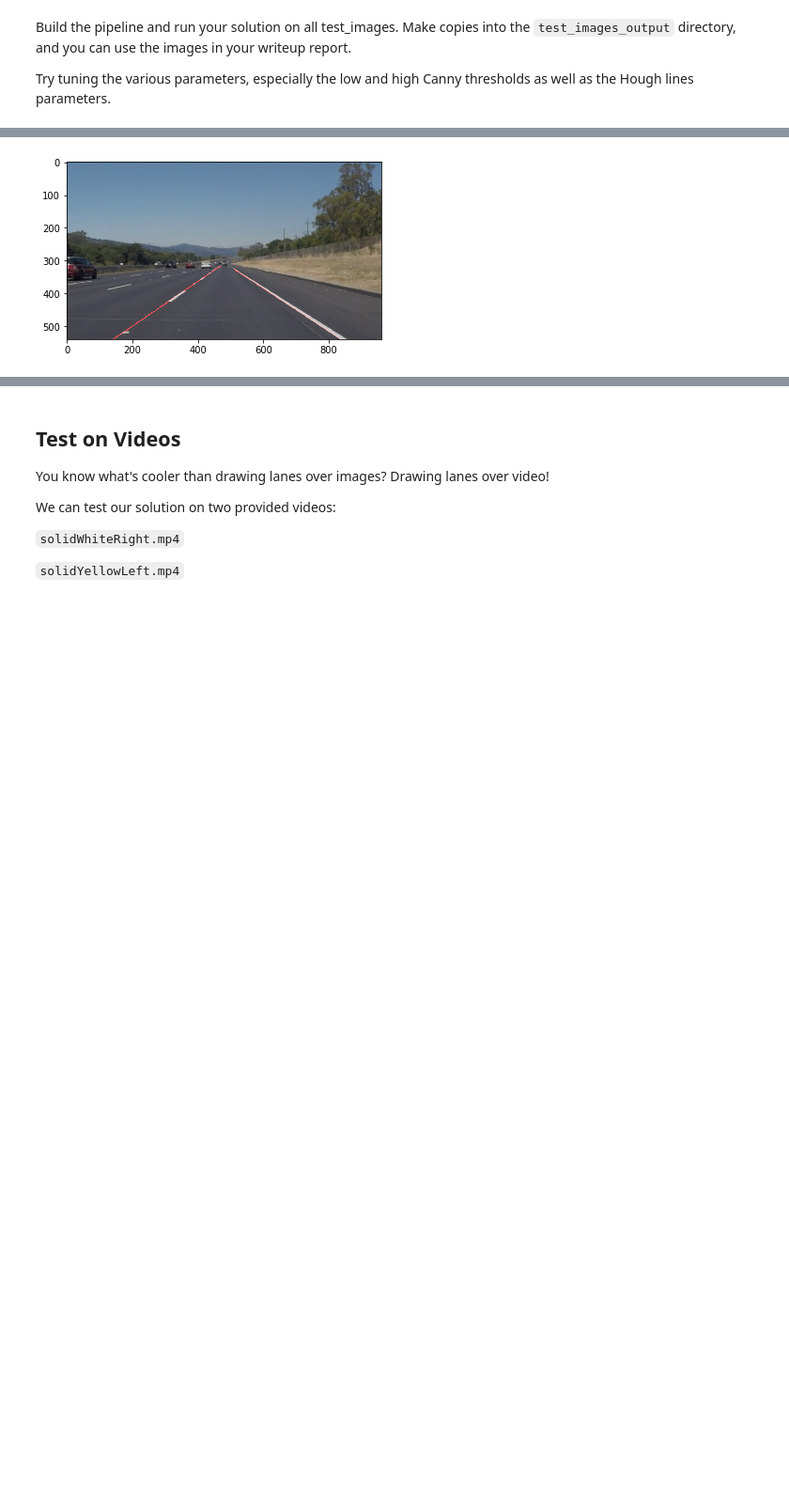
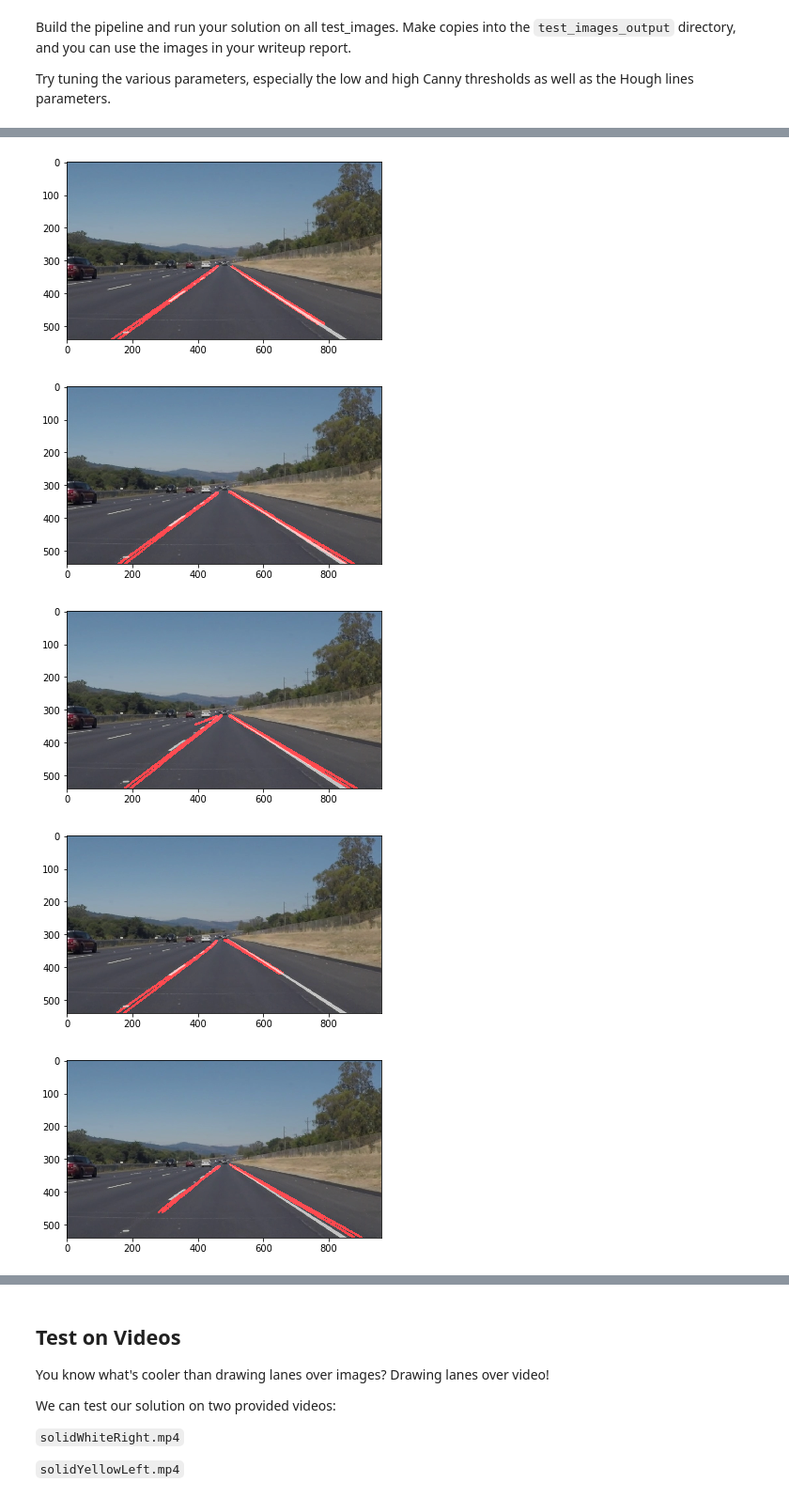
Before and after one commit to pinweihuang/udacity_self-driving-car-program, a Jupyter notebook: CarND-LaneLines-P1/P1.ipynb, the cells around one changed output, grey strips where cells are left out. Shown: that part at 94% size. Saved outputs shown, nothing was run; the diff lists cells and outputs as text; code cells hidden in the pictures; blank space fills up the shorter version.

```diff
--- a/CarND-LaneLines-P1/P1.ipynb
+++ b/CarND-LaneLines-P1/P1.ipynb
@@ -242,17 +242,12 @@ Try tuning the various parameters, especially the low and high Canny thresholds
 # TODO: Build your pipeline that will draw lane lines on the test_images
 # then save them to the test_images_output directory.
 
-for s in os.listdir("test_images/"):
-    #reading in an image
-    image = mpimg.imread("test_images/" + s)
-
-    #printing out some stats and plotting
-    print('This image is:', s, 'with dimensions:', image.shape)
-
+def lane_finding_pipeline(img):
 
     # Grayscale the image
-    gray_im = cv2.cvtColor(image,cv2.COLOR_RGB2GRAY)
-    print('gray_im.shape='+str(gray_im.shape))
+    gray_im = cv2.cvtColor(img,cv2.COLOR_RGB2GRAY)
+
+    #print('gray_im.shape='+str(gray_im.shape))
 
     # Define a kernel size and apply Gaussian smoothing
     kernel_size = 5
@@ -262,27 +257,27 @@ for s in os.listdir("test_images/"):
     low_threshold = 50
     high_threshold = 150
     edges_im = canny(blur_gray_im, low_threshold, high_threshold)
-    print('edges_im.shape='+str(edges_im.shape))
+    #print('edges_im.shape='+str(edges_im.shape))
 
     # Create a masked edges_im using cv2.fillPoly()
     mask = np.zeros_like(edges_im)
     ignore_mask_color = 255
 
     # Define a four sided polygon to mask
-    imshape = image.shape
-    print('imshape=' + str(imshape))
+    imshape = img.shape
+    #print('imshape=' + str(imshape))
 
-    vertices = np.array([[[0,imshape[0]],[450,317],[490,317],[imshape[1],imshape[0]]]], dtype=np.int32)
+    vertices = np.array([[[0,imshape[0]],[450,317],[500,317],[imshape[1],imshape[0]]]], dtype=np.int32)
     masked_edges_im = region_of_interest(edges_im, vertices)
-    print('masked_edges_im.shape='+str(masked_edges_im.shape))
+    #print('masked_edges_im.shape='+str(masked_edges_im.shape))
 
     # Define the Hough transform parameters
     # Make a blank the same size as our image to draw on
-    rho = 2 # distance resolution in pixels of the Hough grid
+    rho = 1 # distance resolution in pixels of the Hough grid
     theta = np.pi/180 # angular resolution in radians of the Hough grid
-    threshold = 15 # minimum number of votes (intersections in Hough grid cell)
-    min_lin_length = 40 # minimum number of pixels making up a line
-    max_line_gap = 30 # maximum gap in pixels between connectable line segments
+    threshold = 30 # minimum number of votes (intersections in Hough grid cell)
+    min_lin_length = 20 # minimum number of pixels making up a line
+    max_line_gap = 100 # maximum gap in pixels between connectable line segments
     line_image = np.copy(image)*0
 
     # Run Hough on edge detected image
@@ -297,7 +292,22 @@ for s in os.listdir("test_images/"):
     # Draw the lines on the edge image
     lines_edges = weighted_img(line_image, image, α=0.8, β=1., λ=0.)
 
-    plt.figure(1)
-    plt.imshow(lines_edges)
-    plt.savefig('modified_' + s)
+    return lines_edges
+
+output_directory = 'test_images_output'
+if not os.path.exists(output_directory):
+    os.makedirs(output_directory)
+
+for filename in os.listdir("test_images/"):
+    img = mpimg.imread('test_images/'+ filename)
+    img_after_pipe_line = lane_finding_pipeline(img)
+    plt.figure()
+    plt.imshow(img_after_pipe_line)
+    print ('saving '+ filename + '...')
+    #print out processed image with the same name in output directory
+    plt.savefig(output_directory + '/' + filename,)
+
+    #plt.figure(1)
+    #plt.imshow(lines_edges)
+    #plt.savefig('modified_' + s)
 # %% [output]
@@ -321 +332,5 @@ color_edges.shape=(540, 960, 3)
-[figure, old version]
+[figure, new version]
+[figure, added]
+[figure, added]
+[figure, added]
+[figure, added]
```
Also changed, not shown: parts of 2 cells of this notebook, 13 other files.
